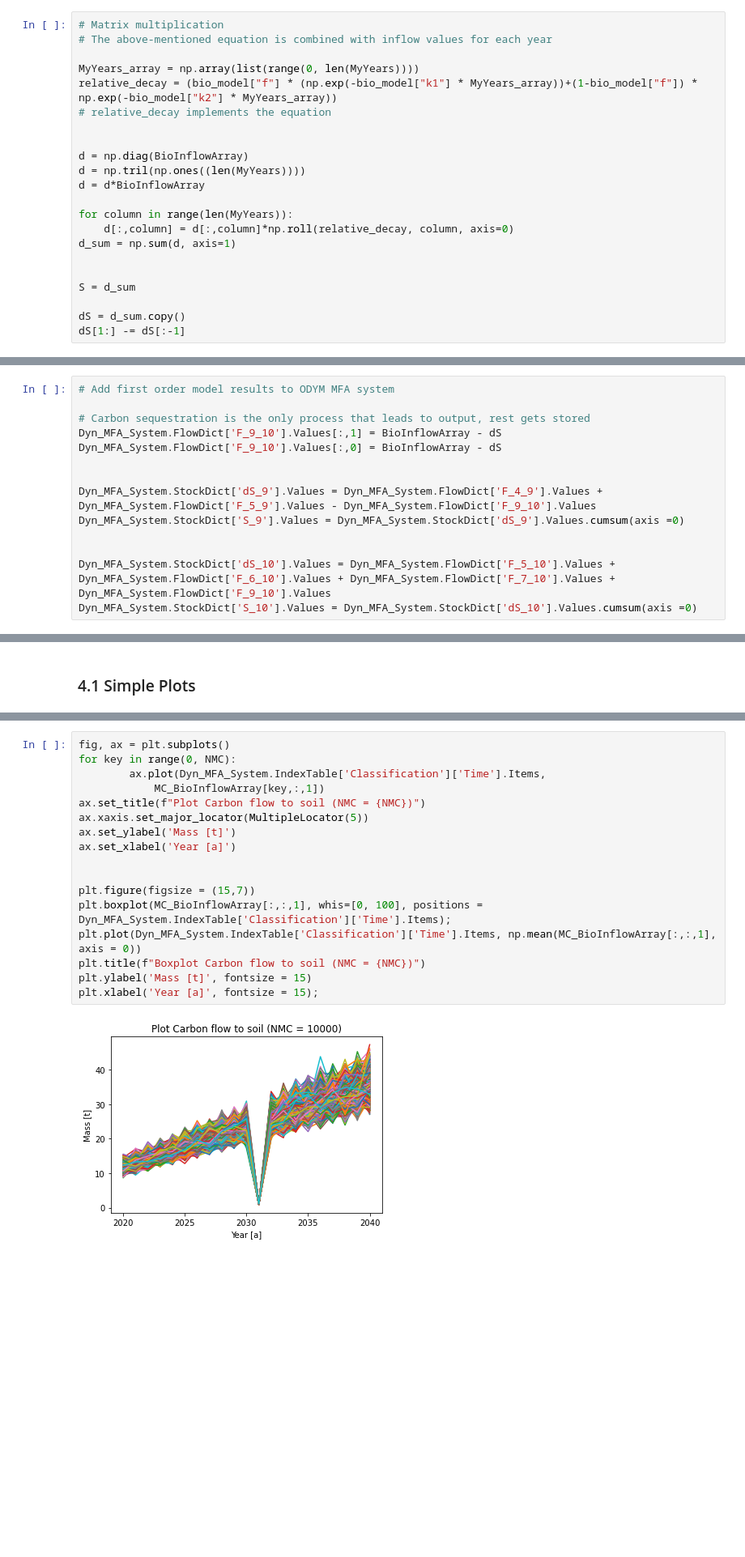
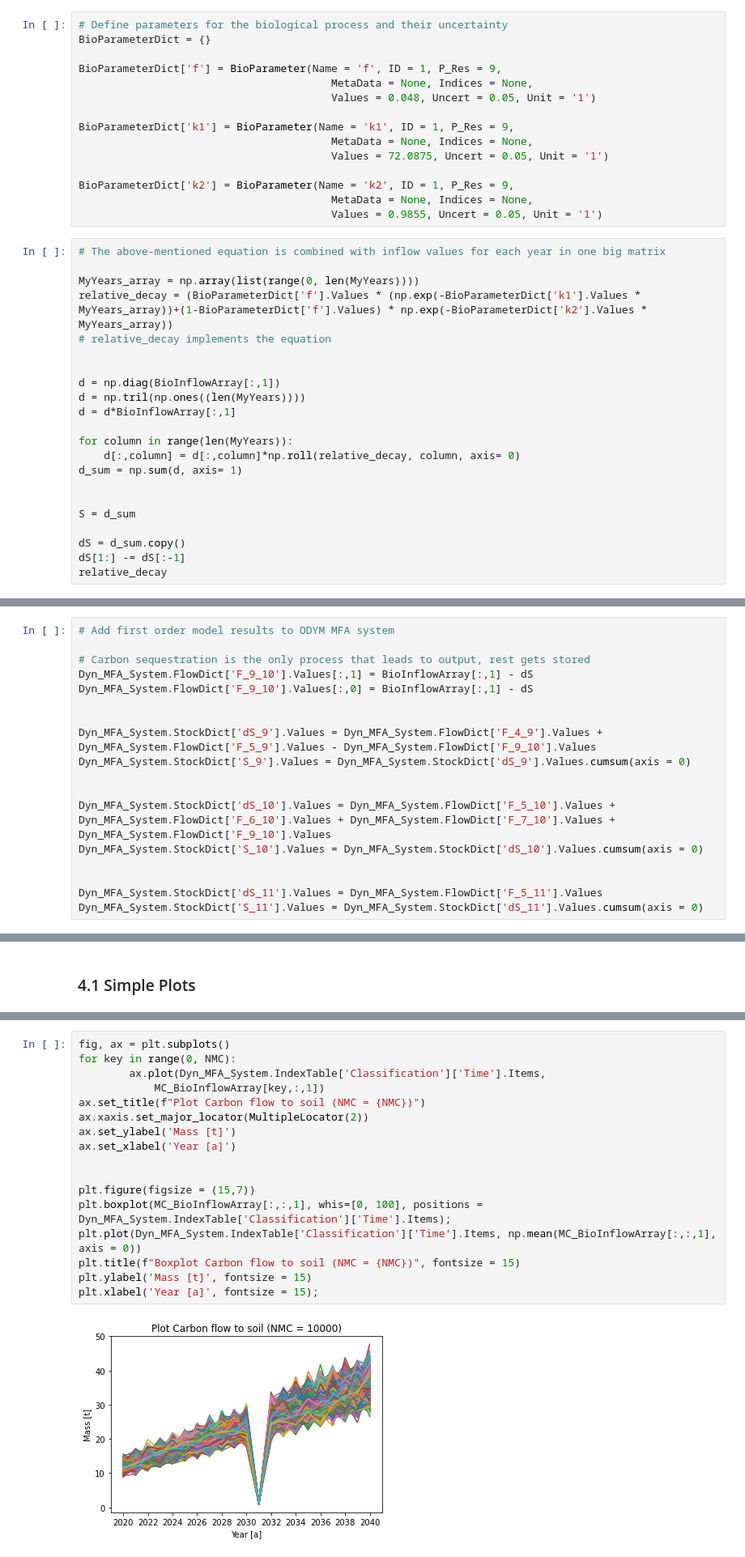
Before and after one commit to lukashpe/biODYM, a Jupyter notebook: template/biODYM_template.ipynb, the cells around one changed output, grey strips where cells are left out. Shown at 81% size. Saved outputs shown, nothing was run; the diff lists cells and outputs as text; blank space fills up the shorter version.

```diff
--- a/template/biODYM_template.ipynb
+++ b/template/biODYM_template.ipynb
@@ -445,22 +463,37 @@ BioInflowArray = Dyn_MFA_System.FlowDict['F_4_9'].Values[:,1] + Dyn_MFA_System.F
+# %%
+# Define parameters for the biological process and their uncertainty
+BioParameterDict = {}
+
+BioParameterDict['f'] = BioParameter(Name = 'f', ID = 1, P_Res = 9,
+                                        MetaData = None, Indices = None,
+                                        Values = 0.048, Uncert = 0.05, Unit = '1')
+
+BioParameterDict['k1'] = BioParameter(Name = 'k1', ID = 1, P_Res = 9,
+                                        MetaData = None, Indices = None,
+                                        Values = 72.0875, Uncert = 0.05, Unit = '1')
+
+BioParameterDict['k2'] = BioParameter(Name = 'k2', ID = 1, P_Res = 9,
+                                        MetaData = None, Indices = None,
+                                        Values = 0.9855, Uncert = 0.05, Unit = '1')
 # %%
-# Matrix multiplication
-# The above-mentioned equation is combined with inflow values for each year
+# The above-mentioned equation is combined with inflow values for each year in one big matrix
 
 MyYears_array = np.array(list(range(0, len(MyYears))))
-relative_decay = (bio_model["f"] * (np.exp(-bio_model["k1"] * MyYears_array))+(1-bio_model["f"]) * np.exp(-bio_model["k2"] * MyYears_array))
+relative_decay = (BioParameterDict['f'].Values * (np.exp(-BioParameterDict['k1'].Values * MyYears_array))+(1-BioParameterDict['f'].Values) * np.exp(-BioParameterDict['k2'].Values * MyYears_array))
 # relative_decay implements the equation
 
 
-d = np.diag(BioInflowArray)
+d = np.diag(BioInflowArray[:,1])
 d = np.tril(np.ones((len(MyYears))))
-d = d*BioInflowArray
+d = d*BioInflowArray[:,1]
 
 for column in range(len(MyYears)):
-    d[:,column] = d[:,column]*np.roll(relative_decay, column, axis=0)
-d_sum = np.sum(d, axis=1)
+    d[:,column] = d[:,column]*np.roll(relative_decay, column, axis= 0)
+d_sum = np.sum(d, axis= 1)
 
 
 S = d_sum
 
 dS = d_sum.copy()
 dS[1:] -= dS[:-1]
+relative_decay
@@ -470,16 +510,20 @@ dS[1:] -= dS[:-1]
 # Add first order model results to ODYM MFA system
 
 # Carbon sequestration is the only process that leads to output, rest gets stored
-Dyn_MFA_System.FlowDict['F_9_10'].Values[:,1] = BioInflowArray - dS
-Dyn_MFA_System.FlowDict['F_9_10'].Values[:,0] = BioInflowArray - dS
+Dyn_MFA_System.FlowDict['F_9_10'].Values[:,1] = BioInflowArray[:,1] - dS
+Dyn_MFA_System.FlowDict['F_9_10'].Values[:,0] = BioInflowArray[:,1] - dS
 
 
 Dyn_MFA_System.StockDict['dS_9'].Values = Dyn_MFA_System.FlowDict['F_4_9'].Values + Dyn_MFA_System.FlowDict['F_5_9'].Values - Dyn_MFA_System.FlowDict['F_9_10'].Values
-Dyn_MFA_System.StockDict['S_9'].Values = Dyn_MFA_System.StockDict['dS_9'].Values.cumsum(axis =0)
+Dyn_MFA_System.StockDict['S_9'].Values = Dyn_MFA_System.StockDict['dS_9'].Values.cumsum(axis = 0)
 
 
 Dyn_MFA_System.StockDict['dS_10'].Values = Dyn_MFA_System.FlowDict['F_5_10'].Values + Dyn_MFA_System.FlowDict['F_6_10'].Values + Dyn_MFA_System.FlowDict['F_7_10'].Values + Dyn_MFA_System.FlowDict['F_9_10'].Values
-Dyn_MFA_System.StockDict['S_10'].Values = Dyn_MFA_System.StockDict['dS_10'].Values.cumsum(axis =0)
+Dyn_MFA_System.StockDict['S_10'].Values = Dyn_MFA_System.StockDict['dS_10'].Values.cumsum(axis = 0)
+
+
+Dyn_MFA_System.StockDict['dS_11'].Values = Dyn_MFA_System.FlowDict['F_5_11'].Values
+Dyn_MFA_System.StockDict['S_11'].Values = Dyn_MFA_System.StockDict['dS_11'].Values.cumsum(axis = 0)
 # %% [markdown]
 ### 3.1.4 Final Mass balance check
 # %%
@@ -789,19 +945,19 @@ plt.xlabel('Year [a]', fontsize = 15);
 # %%
 fig, ax = plt.subplots()
 for key in range(0, NMC):
         ax.plot(Dyn_MFA_System.IndexTable['Classification']['Time'].Items,
             MC_BioInflowArray[key,:,1])
 ax.set_title(f"Plot Carbon flow to soil (NMC = {NMC})")
-ax.xaxis.set_major_locator(MultipleLocator(5))
+ax.xaxis.set_major_locator(MultipleLocator(2))
 ax.set_ylabel('Mass [t]')
 ax.set_xlabel('Year [a]')
 
 
 plt.figure(figsize = (15,7))
 plt.boxplot(MC_BioInflowArray[:,:,1], whis=[0, 100], positions = Dyn_MFA_System.IndexTable['Classification']['Time'].Items);
 plt.plot(Dyn_MFA_System.IndexTable['Classification']['Time'].Items, np.mean(MC_BioInflowArray[:,:,1], axis = 0))
-plt.title(f"Boxplot Carbon flow to soil (NMC = {NMC})")
+plt.title(f"Boxplot Carbon flow to soil (NMC = {NMC})", fontsize = 15)
 plt.ylabel('Mass [t]', fontsize = 15)
 plt.xlabel('Year [a]', fontsize = 15);
 # %% [output]
-[figure, old version]
+[figure, new version]
```
Also changed, not shown: parts of 34 cells of this notebook.
